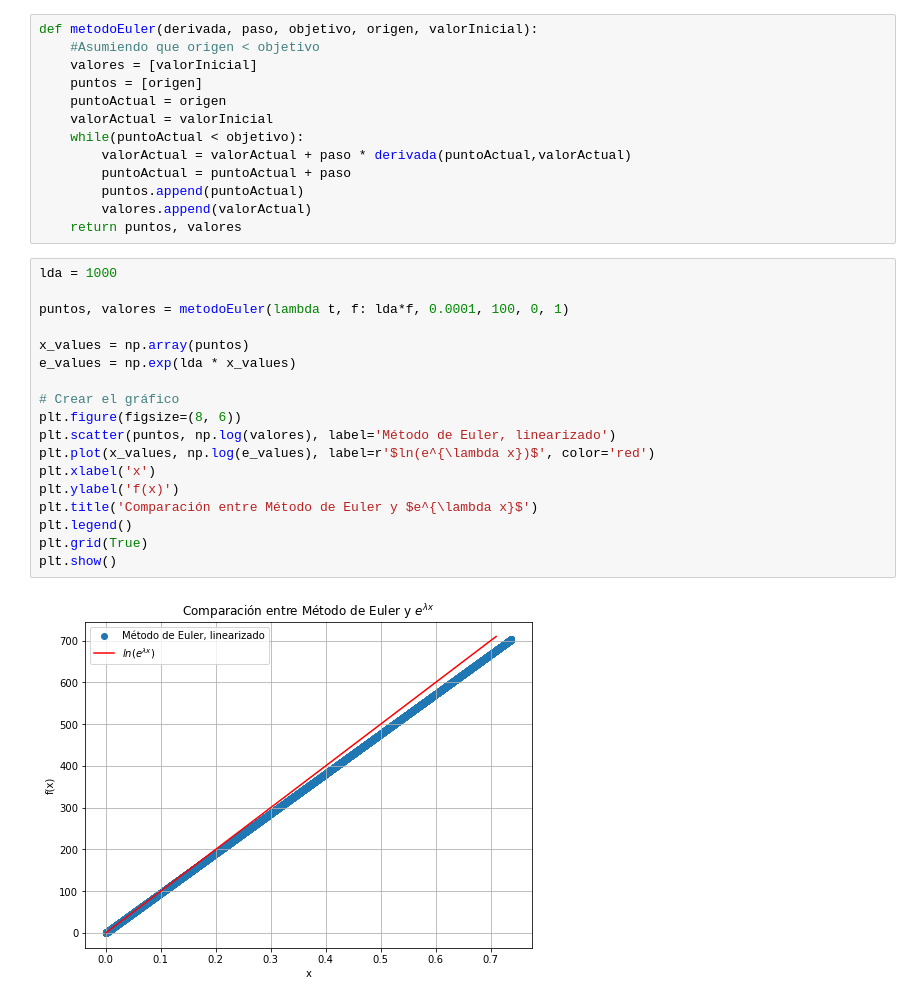
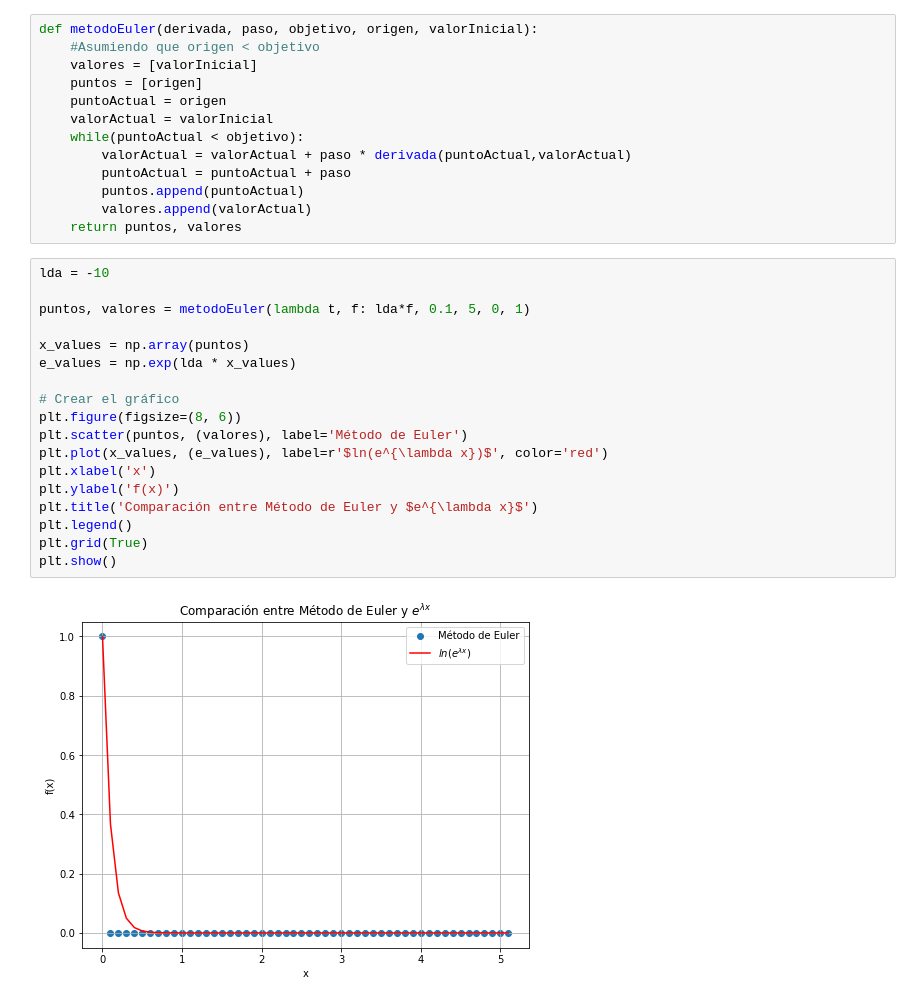
Before and after one commit to Aguspanale/modeladoContinuo, a Jupyter notebook: clase1Modelado/metodoEuler.ipynb, the cells around one changed output. Drawn from its saved outputs; the diff is of its cells as text.

```diff
--- a/clase1Modelado/metodoEuler.ipynb
+++ b/clase1Modelado/metodoEuler.ipynb
@@ -15,22 +15,22 @@ def metodoEuler(derivada, paso, objetivo, origen, valorInicial):
         valores.append(valorActual)
     return puntos, valores
 # %%
-lda = 1000
+lda = -10
 
-puntos, valores = metodoEuler(lambda t, f: lda*f, 0.0001, 100, 0, 1)
+puntos, valores = metodoEuler(lambda t, f: lda*f, 0.1, 5, 0, 1)
 
 x_values = np.array(puntos)
 e_values = np.exp(lda * x_values)
 
 # Crear el gráfico
 plt.figure(figsize=(8, 6))
-plt.scatter(puntos, np.log(valores), label='Método de Euler, linearizado')
-plt.plot(x_values, np.log(e_values), label=r'$ln(e^{\lambda x})$', color='red')
+plt.scatter(puntos, (valores), label='Método de Euler')
+plt.plot(x_values, (e_values), label=r'$ln(e^{\lambda x})$', color='red')
 plt.xlabel('x')
 plt.ylabel('f(x)')
 plt.title('Comparación entre Método de Euler y $e^{\lambda x}$')
 plt.legend()
 plt.grid(True)
 plt.show()
 # %% [output]
-[figure, old version]
+[figure, new version]
```
Also changed, not shown: parts of 6 cells of this notebook.
